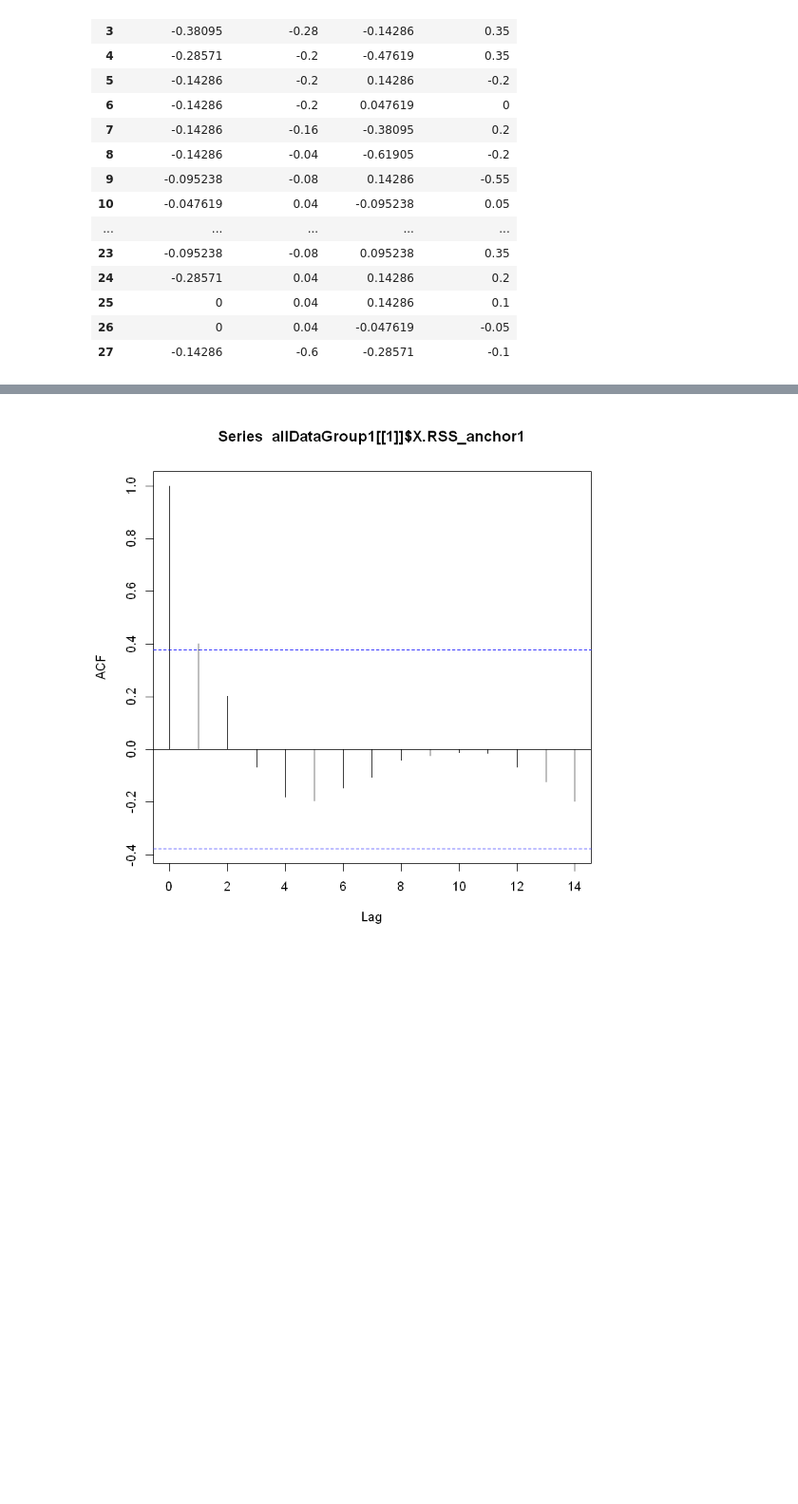
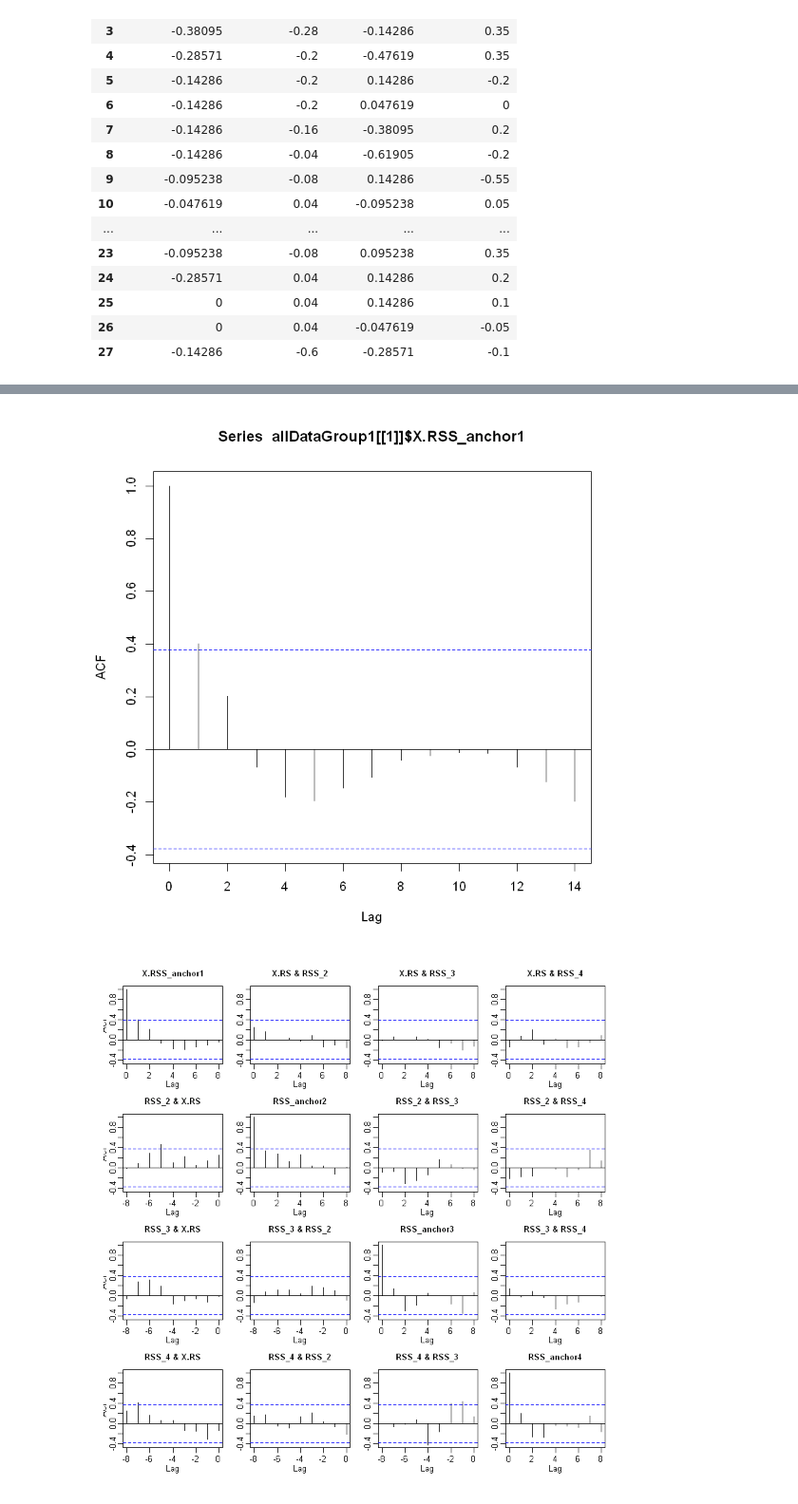
Before and after one commit to alvarojoao/UCIRSS, a Jupyter notebook: Problem analysis.ipynb, the cells around one changed output, grey strips where cells are left out. Shown: that part at 95% size. Drawn from its saved outputs; the diff is of its cells as text; code cells hidden in the pictures; blank space fills up the shorter version.

```diff
--- a/Problem analysis.ipynb
+++ b/Problem analysis.ipynb
@@ -91,12 +107,14 @@ for (id in groups1$X.sequence_ID){
 # %%
 head(allDataGroup1[[1]])
 acf(allDataGroup1[[1]]$X.RSS_anchor1)
+acf(allDataGroup1[[1]])
 # %% [output]
 |  | X.RSS_anchor1 | RSS_anchor2 | RSS_anchor3 | RSS_anchor4 |
 | 1 | -0.90476 | -0.48 | 0.28571 | 0.3 |
 | 2 | -0.57143 | -0.32 | 0.14286 | 0.3 |
 | 3 | -0.38095 | -0.28 | -0.14286 | 0.35 |
 | 4 | -0.28571 | -0.2 | -0.47619 | 0.35 |
 | 5 | -0.14286 | -0.2 | 0.14286 | -0.2 |
 | 6 | -0.14286 | -0.2 | 0.047619 | 0 |
 [figure]
+[figure, added]
```
Also changed, not shown: parts of 3 cells of this notebook, 2 other files.
